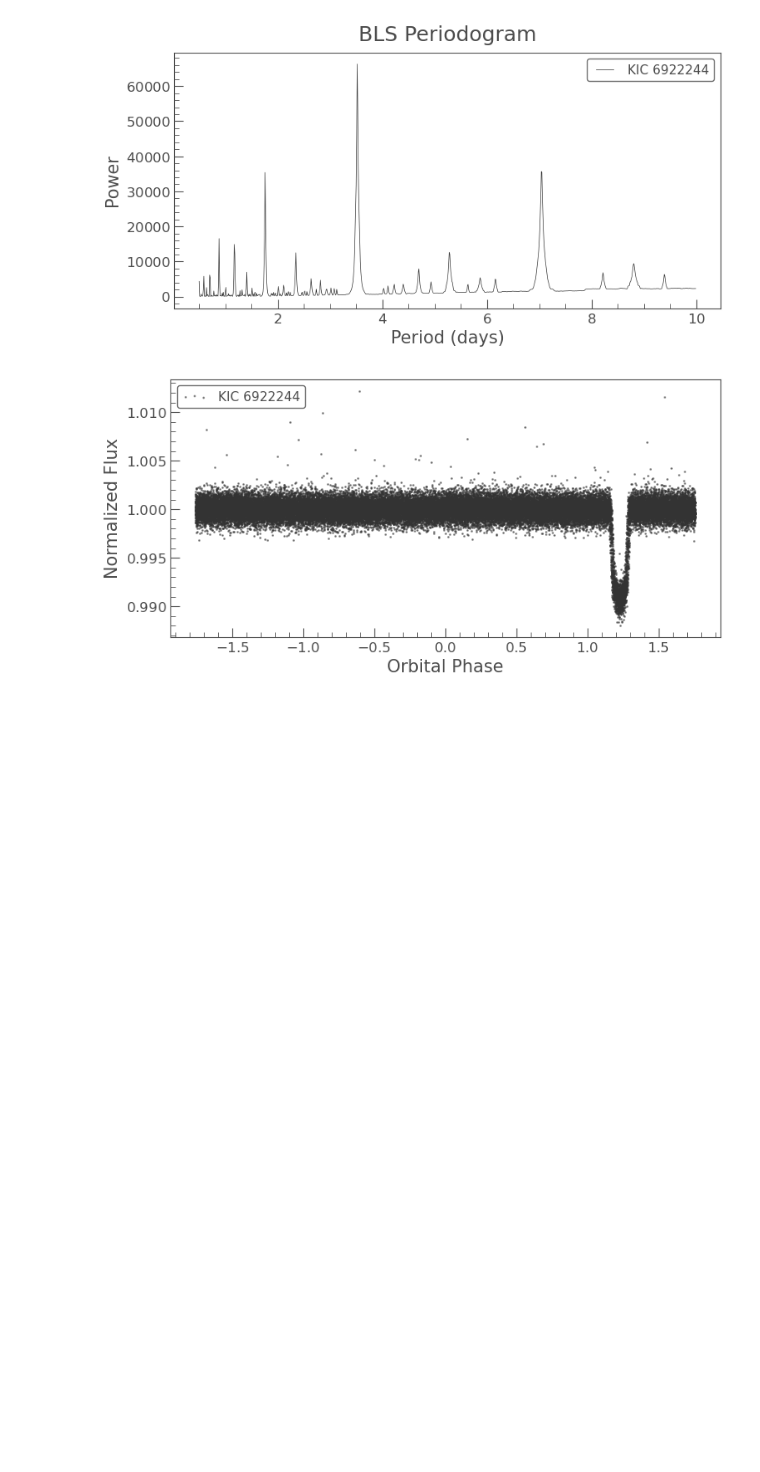
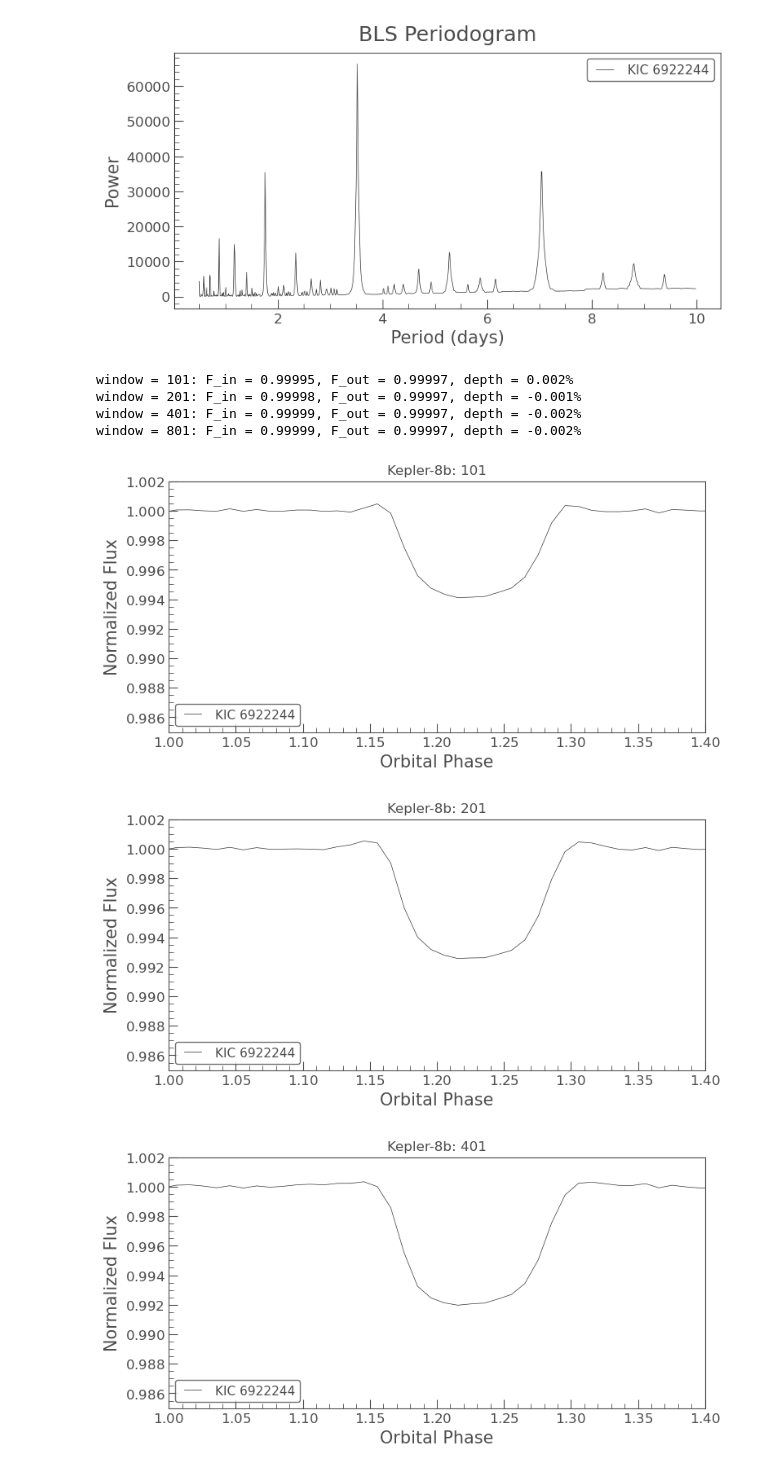
Before and after one commit to ekamgill1671/kepler-8b-transit-reproduction, a Jupyter notebook: data/keplerpractice.ipynb, the cells around one changed output. Drawn from its saved outputs; the diff is of its cells as text; code cells hidden in the pictures; blank space fills up the shorter version.

Commit message:
Explained importance of window_lenghts

```diff
--- a/data/keplerpractice.ipynb
+++ b/data/keplerpractice.ipynb
@@ -53,17 +53,82 @@ BLS period: 3.5200 d days
 # %%
 %matplotlib inline
 import numpy as np
 import matplotlib.pyplot as plt
 import lightkurve as lk
 from lightkurve import search_lightcurve
 
 lc = lk.search_lightcurve("KIC 6922244", author="Kepler", quarter=4).download().remove_nans().normalize().remove_outliers(sigma=9)
 
+# ---Not flattened + Not Binned LC
+
 pd_bls = lc.to_periodogram(method="bls", period=np.arange(0.5, 10, 0.01))
 period_bls = pd_bls.period_at_max_power
+t0_bls = pd_bls.transit_time_at_max_power
 
-ax =lc.fold(period=period_bls).scatter(alpha=0.5)
-ax.set_xlabel("Orbital Phase")
-plt.show()
+lc_uncleanfold = lc.fold(period=period_bls, )
+
+'''ax_unclean = lc_uncleanfold.plot()
+
+ax_unclean.set_xlabel("Orbital Phase")
+ax_unclean.set_ylabel("Normalized Flux")
+ax_unclean.set_title("Kepler-8b: No Flattening or Binning") '''
+
+
+
+# --- Flattened + Binned LC
+
+
+lc_flattend = lc.flatten(window_length=401)
+
+lc_folded = lc_flattend.fold(period=period_bls)
+
+lc_clean = lc_folded.bin(time_bin_size=0.01)
+
+'''ax_clean = lc_clean.plot()
+
+ax_clean.set_xlabel("Orbital Phase")
+ax_clean.set_ylabel("Normalized Flux")
+ax_clean.set_title("Kepler-8b: window_length = 401") '''
+
+window_lengths = [101, 201, 401, 801]
+
+for window in window_lengths:
+
+    lc_flat = lc.flatten(window_length=window)
+    lc_folded = lc_flat.fold(period=period_bls, )
+    lc_binned = lc_folded.bin(time_bin_size=0.01)
+    lc_binned.plot()
+
+
+    plt.xlabel("Orbital Phase")
+    plt.ylabel("Normalized Flux")
+    plt.title(f"Kepler-8b: {window}")
+
+    plt.xlim(1.0, 1.4)
+    plt.ylim(0.985, 1.002)
+
+    phase = lc_folded.phase.value
+    flux = lc_folded.flux.value
+
+    in_transit = np.abs(phase) < 0.02
+    out_transit = np.abs(phase) > 0.05
+
+    F_in = np.median(flux[in_transit])
+    F_out = np.median(flux[out_transit])
+
+    depth = (F_out - F_in) / F_out
+
+    print(
+        f"window = {window}: "
+        f"F_in = {F_in:.5f}, "
+        f"F_out = {F_out:.5f}, "
+        f"depth = {depth*100:.3f}%"
+    )
 # %% [output]
+window = 101: F_in = 0.99995, F_out = 0.99997, depth = 0.002%
+window = 201: F_in = 0.99998, F_out = 0.99997, depth = -0.001%
+window = 401: F_in = 0.99999, F_out = 0.99997, depth = -0.002%
+window = 801: F_in = 0.99999, F_out = 0.99997, depth = -0.002%
-[figure, old version]
+[figure, new version]
+[figure, added]
+[figure, added]
```
Also changed, not shown: parts of 1 cell of this notebook, 3 other files.
